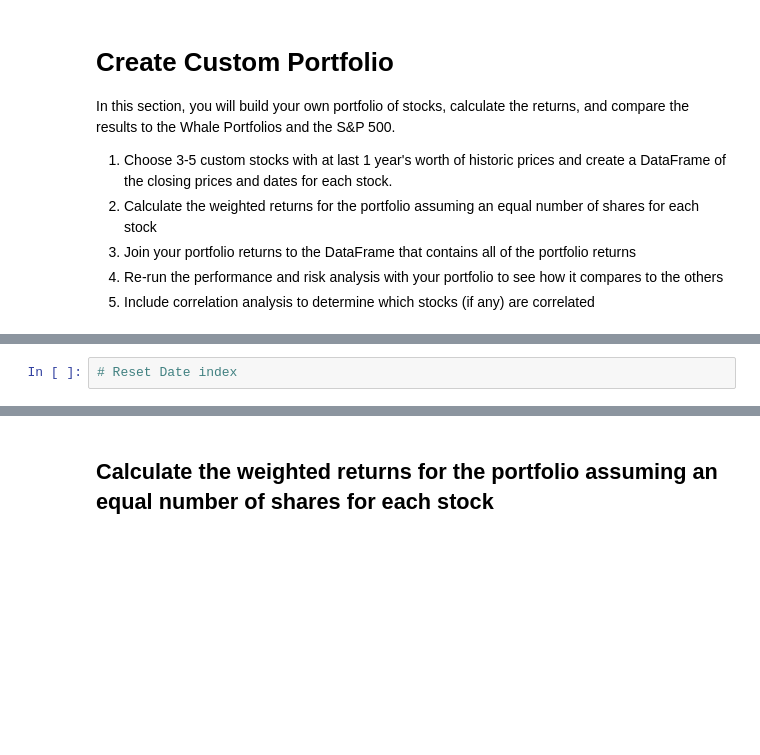
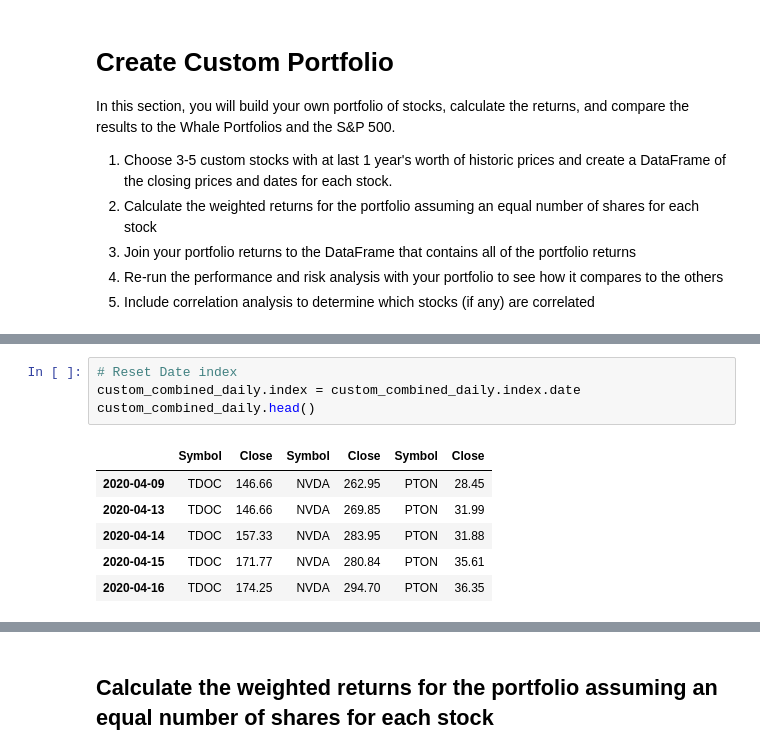
Before and after one commit to ankurgoel77/hw4-whale, a Jupyter notebook: whale_analysis.ipynb, the cells around one changed output, grey strips where cells are left out. Saved outputs shown, nothing was run; the diff lists cells and outputs as text; blank space fills up the shorter version.

```diff
--- a/whale_analysis.ipynb
+++ b/whale_analysis.ipynb
@@ -417,4 +463,13 @@ For this demo solution, we fetch data from three companies listes in the S&P 500
 # %%
 # Reset Date index
+custom_combined_daily.index = custom_combined_daily.index.date
+custom_combined_daily.head()
+# %% [output]
+|  | Symbol | Close | Symbol | Close | Symbol | Close |
+| 2020-04-09 | TDOC | 146.66 | NVDA | 262.95 | PTON | 28.45 |
+| 2020-04-13 | TDOC | 146.66 | NVDA | 269.85 | PTON | 31.99 |
+| 2020-04-14 | TDOC | 157.33 | NVDA | 283.95 | PTON | 31.88 |
+| 2020-04-15 | TDOC | 171.77 | NVDA | 280.84 | PTON | 35.61 |
+| 2020-04-16 | TDOC | 174.25 | NVDA | 294.70 | PTON | 36.35 |
 # %%
 # Reorganize portfolio data by having a column per symbol
```
Also changed, not shown: parts of 12 cells of this notebook, 3 other files.
